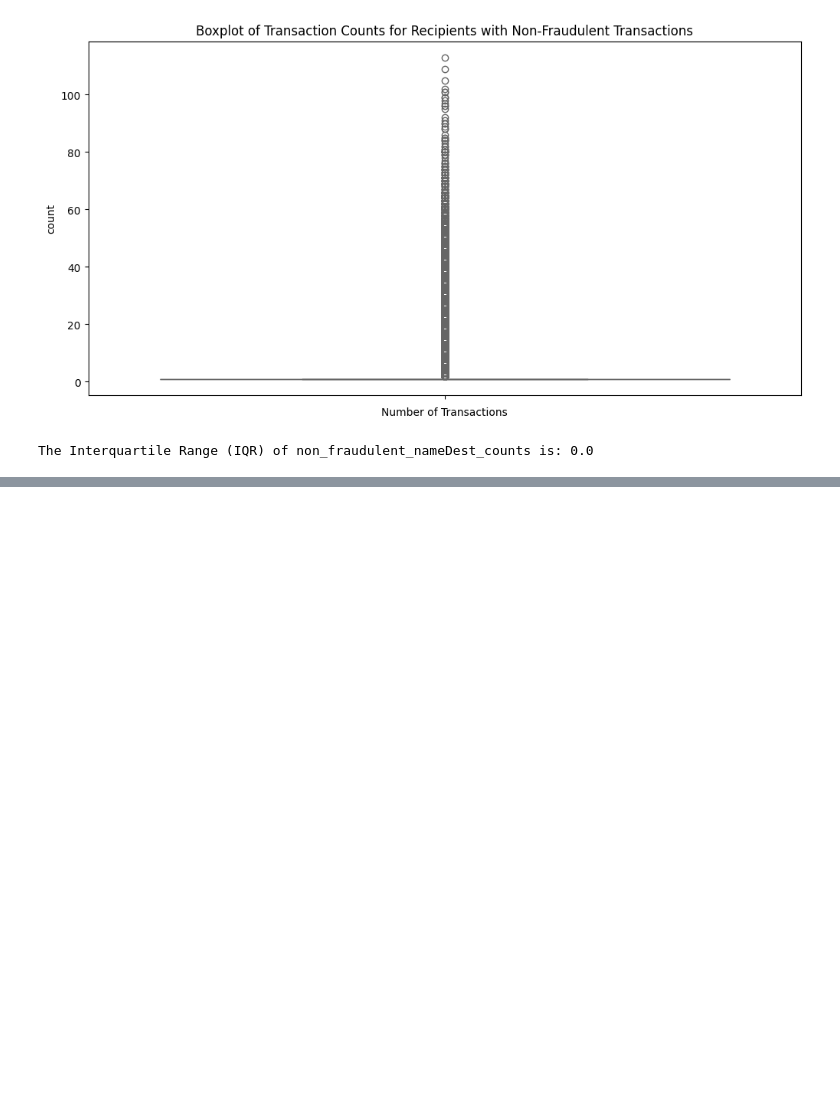
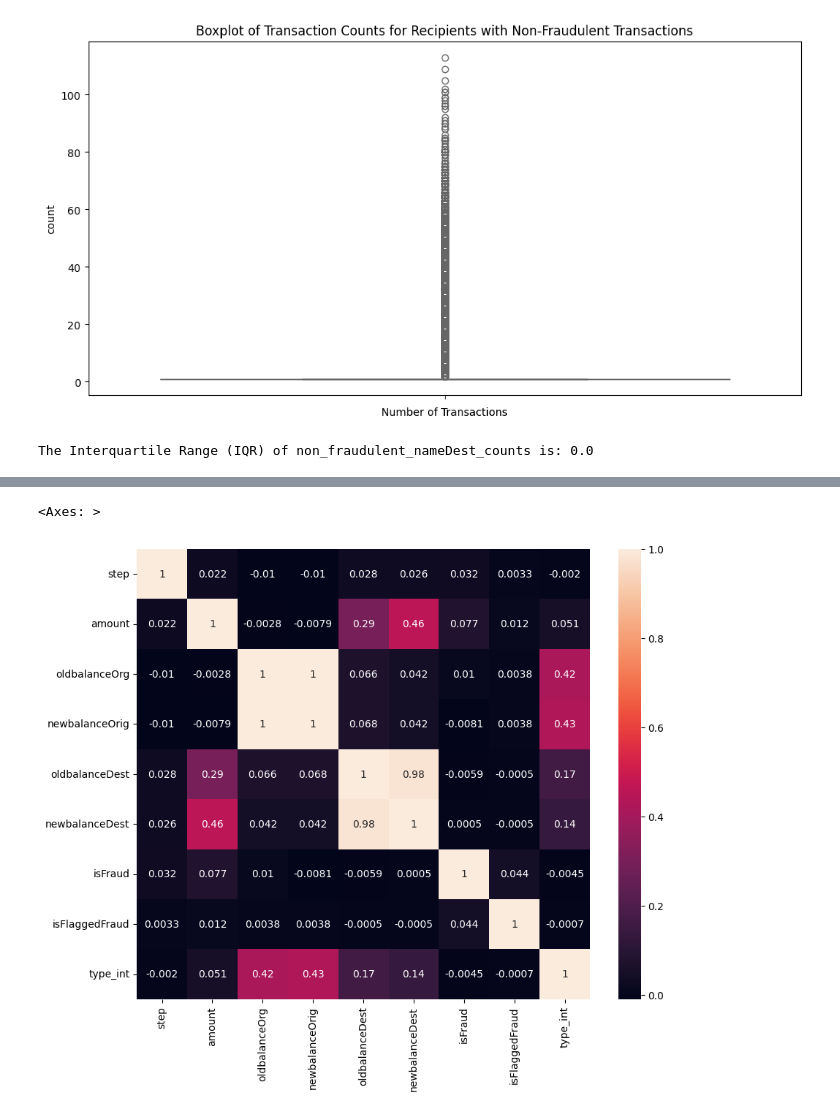
Before and after one commit to viktoruebelhart/analyzing-financial-fraud, a Jupyter notebook: analyzing_financial_fraud.ipynb, the cells around one changed output, grey strips where cells are left out. Saved outputs shown, nothing was run; the diff lists cells and outputs as text; code cells hidden in the pictures; blank space fills up the shorter version.

```diff
--- a/analyzing_financial_fraud.ipynb
+++ b/analyzing_financial_fraud.ipynb
@@ -723,0 +744,17 @@ This suggests that adding a feature representing transaction count could be bene
+# %%
+#transform colum 'type' string in int
+
+# Create a mapping for transaction types to numerical values
+type_mapping = {
+    'PAYMENT': 0,
+    'TRANSFER': 1,
+    'CASH_OUT': 2,
+    'DEBIT': 3,
+    'CASH_IN': 4
+}
+
+# Apply the mapping to the 'type' column
+df['type_int'] = df['type'].map(type_mapping)
+
+# Now 'type_int' contains the corresponding numerical values
+df.head()
@@ -723,0 +768,11 @@ This suggests that adding a feature representing transaction count could be bene
+# %%
+# Select only numerical features for correlation calculation
+numerical_df = df.select_dtypes(include=['number'])
+
+# plotting the correlation heatmap
+plt.figure(figsize=(10,8))
+sns.heatmap(round(numerical_df.corr(),4),
+            annot=True)
+# %% [output]
+<Axes: >
+[figure, added]
```
Also changed, not shown: parts of 6 cells of this notebook.
